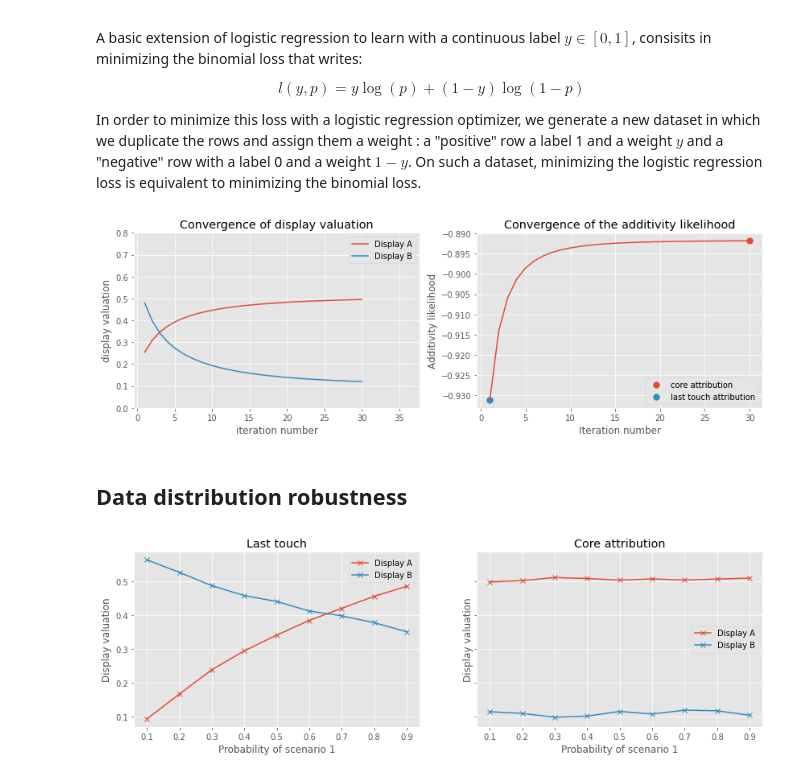
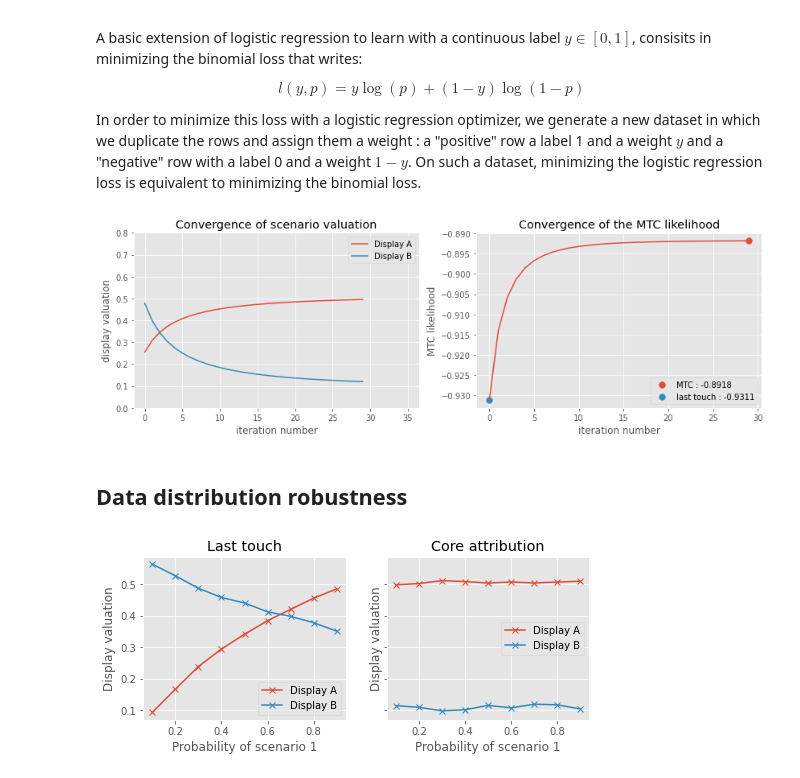
Before and after one commit to criteo-research/robust-label-attribution, a Jupyter notebook: Core_attribution_synthetic_dataset.ipynb, the cells around one changed output. Cells and saved outputs as stored; diff of their text form; code cells hidden in the pictures.

```diff
--- a/Core_attribution_synthetic_dataset.ipynb
+++ b/Core_attribution_synthetic_dataset.ipynb
@@ -139,25 +139,25 @@ def compute_metrics(original_dataset, compute_display_valuations):
 
   dataset_with_valuations = current_dataset.merge(scenario_valuation, on='display type', how='left')
 
-  current_additivity_likelihood = additivity_likelihood(
+  current_mtc_likelihood = mtc_likelihood(
       dataset_with_valuations['scenario_valuation'],
       dataset_with_valuations['uid'],
       dataset_with_valuations['total_uid_rewards']
   )
 
-  return scenario_valuation_dict, current_additivity_likelihood
+  return scenario_valuation_dict, current_mtc_likelihood
 # %%
 current_dataset = generate_dataset(seed=2390)
 # Initialize with last touch: last display beforethe conversion gets all credit
 current_dataset['labels'] = current_dataset['conversion'].values
 
 scenario_valuations = []
-additivity_likelihoods = []
+mtc_likelihoods = []
 for _ in range(30):
   current_dataset = run_one_iteration(current_dataset, compute_display_valuations_by_averaging)
-  scenario_valuation, current_additivity_likelihood = compute_metrics(current_dataset, compute_display_valuations_by_averaging)
+  scenario_valuation, current_mtc_likelihood = compute_metrics(current_dataset, compute_display_valuations_by_averaging)
   scenario_valuations += [scenario_valuation]
-  additivity_likelihoods += [current_additivity_likelihood]
+  mtc_likelihoods += [current_mtc_likelihood]
 # %%
 def plot_scenario_valuation(scenario_valuations, ax):
   display_types = sorted(list(scenario_valuations[0].keys()))
@@ -272,16 +268,16 @@ current_dataset = generate_dataset(seed=2390)
 current_dataset['labels'] = current_dataset['conversion'].values
 
 scenario_valuations = []
-additivity_likelihoods = []
+mtc_likelihoods = []
 for _ in range(30):
   current_dataset = run_one_iteration(current_dataset, compute_display_valuations_with_logistic_regression)
-  scenario_valuation, current_additivity_likelihood = compute_metrics(current_dataset, compute_display_valuations_with_logistic_regression)
+  scenario_valuation, current_mtc_likelihood = compute_metrics(current_dataset, compute_display_valuations_with_logistic_regression)
   scenario_valuations += [scenario_valuation]
-  additivity_likelihoods += [current_additivity_likelihood]
+  mtc_likelihoods += [current_mtc_likelihood]
 # %%
-plot_metrics(scenario_valuations, additivity_likelihoods)
+plot_metrics(scenario_valuations, mtc_likelihoods)
 # %% [output]
-[figure, old version]
+[figure, new version]
 # %% [markdown]
 ## Data distribution robustness
 # %%
@@ -295,7 +291,7 @@ for scenario_1_proba in scenario_1_probas:
   current_dataset['labels'] = current_dataset['conversion'].values
 
   scenario_valuations = []
-  additivity_likelihoods = []
+  mtc_likelihoods = []
   for i in range(100):
     current_dataset = run_one_iteration(current_dataset, compute_display_valuations_by_averaging)
     scenario_valuation, _ = compute_metrics(current_dataset, compute_display_valuations_by_averaging)
@@ -307,24 +303,24 @@ for scenario_1_proba in scenario_1_probas:
 # %%
 def plot_display_valuation_given_scenario_proba(valuations_given_proba, ax):
   for display in ['Display A', 'Display B']:
     ax.plot(
       scenario_1_probas,
       [valuations_given_proba[p][display] for p in scenario_1_probas],
       label=f'{display}', marker='x'
     )
 
     ax.legend()
     ax.set_xlabel('Probability of scenario 1')
     ax.set_ylabel('Display valuation')
 
-fig, axes = plt.subplots(1, 2, figsize=(14, 4), sharey=True)
+fig, axes = plt.subplots(1, 2, figsize=(8, 3), sharey=True)
 plot_display_valuation_given_scenario_proba(valuations_given_proba_last_touch, axes[0])
 axes[0].set_title('Last touch')
 plot_display_valuation_given_scenario_proba(valuations_given_proba_core_attribution, axes[1])
 axes[1].set_title('Core attribution')
 None
 # %% [output]
-[figure, old version]
+[figure, new version]
 # %%
 # Saving figures for paper
 fig, ax = plt.subplots(1, 1, figsize=(5, 3))
```
Also changed, not shown: parts of 5 cells of this notebook, 2 other files.
